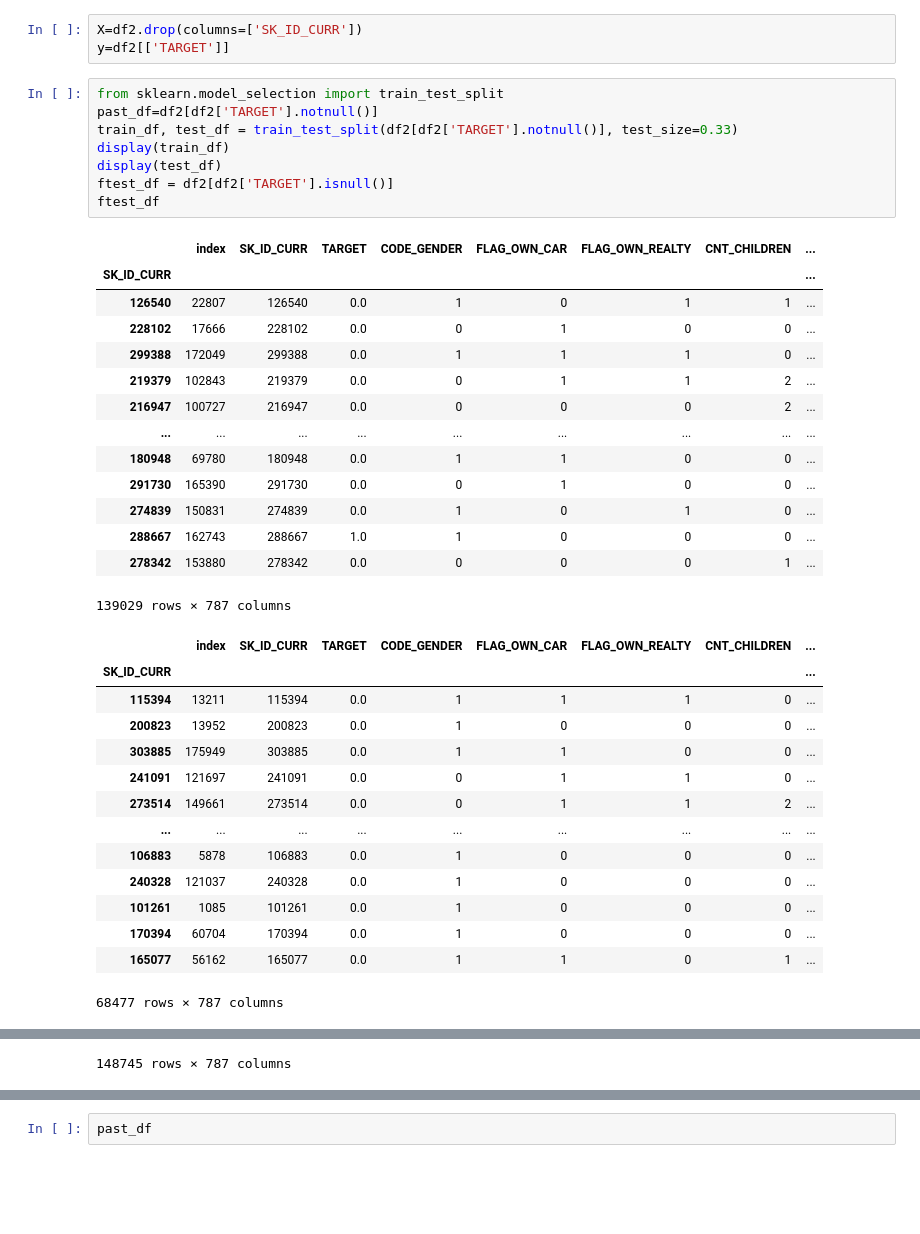
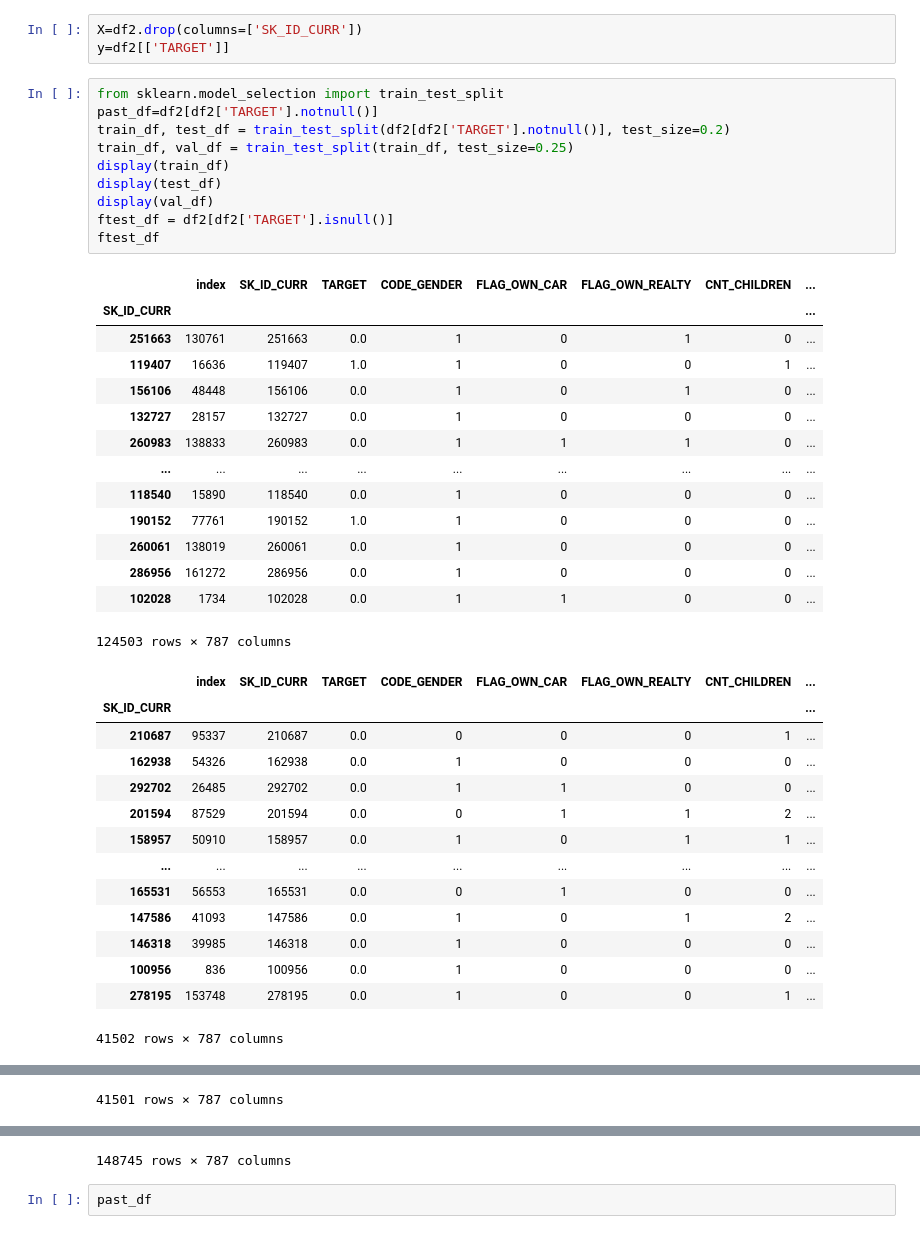
Before and after one commit to theophild/Projet7, a Jupyter notebook: P7_Code.ipynb, the cells around one changed output, grey strips where cells are left out. Cells and saved outputs as stored; diff of their text form; blank space fills up the shorter version.

```diff
--- a/P7_Code.ipynb
+++ b/P7_Code.ipynb
@@ -655,39 +655,41 @@ y=df2[['TARGET']]
 # %%
 from sklearn.model_selection import train_test_split
 past_df=df2[df2['TARGET'].notnull()]
-train_df, test_df = train_test_split(df2[df2['TARGET'].notnull()], test_size=0.33)
+train_df, test_df = train_test_split(df2[df2['TARGET'].notnull()], test_size=0.2)
+train_df, val_df = train_test_split(train_df, test_size=0.25)
 display(train_df)
 display(test_df)
+display(val_df)
 ftest_df = df2[df2['TARGET'].isnull()]
 ftest_df
 # %% [output]
 |  | index | SK_ID_CURR | TARGET | CODE_GENDER | FLAG_OWN_CAR | FLAG_OWN_REALTY | CNT_CHILDREN | ... |
 | SK_ID_CURR |  |  |  |  |  |  |  | ... |
-| 126540 | 22807 | 126540 | 0.0 | 1 | 0 | 1 | 1 | ... |
-| 228102 | 17666 | 228102 | 0.0 | 0 | 1 | 0 | 0 | ... |
-| 299388 | 172049 | 299388 | 0.0 | 1 | 1 | 1 | 0 | ... |
-| 219379 | 102843 | 219379 | 0.0 | 0 | 1 | 1 | 2 | ... |
-| 216947 | 100727 | 216947 | 0.0 | 0 | 0 | 0 | 2 | ... |
+| 251663 | 130761 | 251663 | 0.0 | 1 | 0 | 1 | 0 | ... |
+| 119407 | 16636 | 119407 | 1.0 | 1 | 0 | 0 | 1 | ... |
+| 156106 | 48448 | 156106 | 0.0 | 1 | 0 | 1 | 0 | ... |
+| 132727 | 28157 | 132727 | 0.0 | 1 | 0 | 0 | 0 | ... |
+| 260983 | 138833 | 260983 | 0.0 | 1 | 1 | 1 | 0 | ... |
 | ... | ... | ... | ... | ... | ... | ... | ... | ... |
-| 180948 | 69780 | 180948 | 0.0 | 1 | 1 | 0 | 0 | ... |
-| 291730 | 165390 | 291730 | 0.0 | 0 | 1 | 0 | 0 | ... |
-| 274839 | 150831 | 274839 | 0.0 | 1 | 0 | 1 | 0 | ... |
-| 288667 | 162743 | 288667 | 1.0 | 1 | 0 | 0 | 0 | ... |
-| 278342 | 153880 | 278342 | 0.0 | 0 | 0 | 0 | 1 | ... |
+| 118540 | 15890 | 118540 | 0.0 | 1 | 0 | 0 | 0 | ... |
+| 190152 | 77761 | 190152 | 1.0 | 1 | 0 | 0 | 0 | ... |
+| 260061 | 138019 | 260061 | 0.0 | 1 | 0 | 0 | 0 | ... |
+| 286956 | 161272 | 286956 | 0.0 | 1 | 0 | 0 | 0 | ... |
+| 102028 | 1734 | 102028 | 0.0 | 1 | 1 | 0 | 0 | ... |
-139029 rows × 787 columns
+124503 rows × 787 columns
 |  | index | SK_ID_CURR | TARGET | CODE_GENDER | FLAG_OWN_CAR | FLAG_OWN_REALTY | CNT_CHILDREN | ... |
 | SK_ID_CURR |  |  |  |  |  |  |  | ... |
-| 115394 | 13211 | 115394 | 0.0 | 1 | 1 | 1 | 0 | ... |
-| 200823 | 13952 | 200823 | 0.0 | 1 | 0 | 0 | 0 | ... |
-| 303885 | 175949 | 303885 | 0.0 | 1 | 1 | 0 | 0 | ... |
-| 241091 | 121697 | 241091 | 0.0 | 0 | 1 | 1 | 0 | ... |
-| 273514 | 149661 | 273514 | 0.0 | 0 | 1 | 1 | 2 | ... |
+| 210687 | 95337 | 210687 | 0.0 | 0 | 0 | 0 | 1 | ... |
+| 162938 | 54326 | 162938 | 0.0 | 1 | 0 | 0 | 0 | ... |
+| 292702 | 26485 | 292702 | 0.0 | 1 | 1 | 0 | 0 | ... |
+| 201594 | 87529 | 201594 | 0.0 | 0 | 1 | 1 | 2 | ... |
+| 158957 | 50910 | 158957 | 0.0 | 1 | 0 | 1 | 1 | ... |
 | ... | ... | ... | ... | ... | ... | ... | ... | ... |
-| 106883 | 5878 | 106883 | 0.0 | 1 | 0 | 0 | 0 | ... |
-| 240328 | 121037 | 240328 | 0.0 | 1 | 0 | 0 | 0 | ... |
-| 101261 | 1085 | 101261 | 0.0 | 1 | 0 | 0 | 0 | ... |
-| 170394 | 60704 | 170394 | 0.0 | 1 | 0 | 0 | 0 | ... |
-| 165077 | 56162 | 165077 | 0.0 | 1 | 1 | 0 | 1 | ... |
+| 165531 | 56553 | 165531 | 0.0 | 0 | 1 | 0 | 0 | ... |
+| 147586 | 41093 | 147586 | 0.0 | 1 | 0 | 1 | 2 | ... |
+| 146318 | 39985 | 146318 | 0.0 | 1 | 0 | 0 | 0 | ... |
+| 100956 | 836 | 100956 | 0.0 | 1 | 0 | 0 | 0 | ... |
+| 278195 | 153748 | 278195 | 0.0 | 1 | 0 | 0 | 1 | ... |
-68477 rows × 787 columns
+41502 rows × 787 columns
 |  | index | SK_ID_CURR | TARGET | CODE_GENDER | FLAG_OWN_CAR | FLAG_OWN_REALTY | CNT_CHILDREN | ... |
 | SK_ID_CURR |  |  |  |  |  |  |  | ... |
@@ -705 +707 @@ ftest_df
-148745 rows × 787 columns
+41501 rows × 787 columns
@@ -706,3 +721,4 @@ ftest_df
+148745 rows × 787 columns
 # %%
 past_df
 # %% [output]
```
Also changed, not shown: parts of 33 cells of this notebook.
